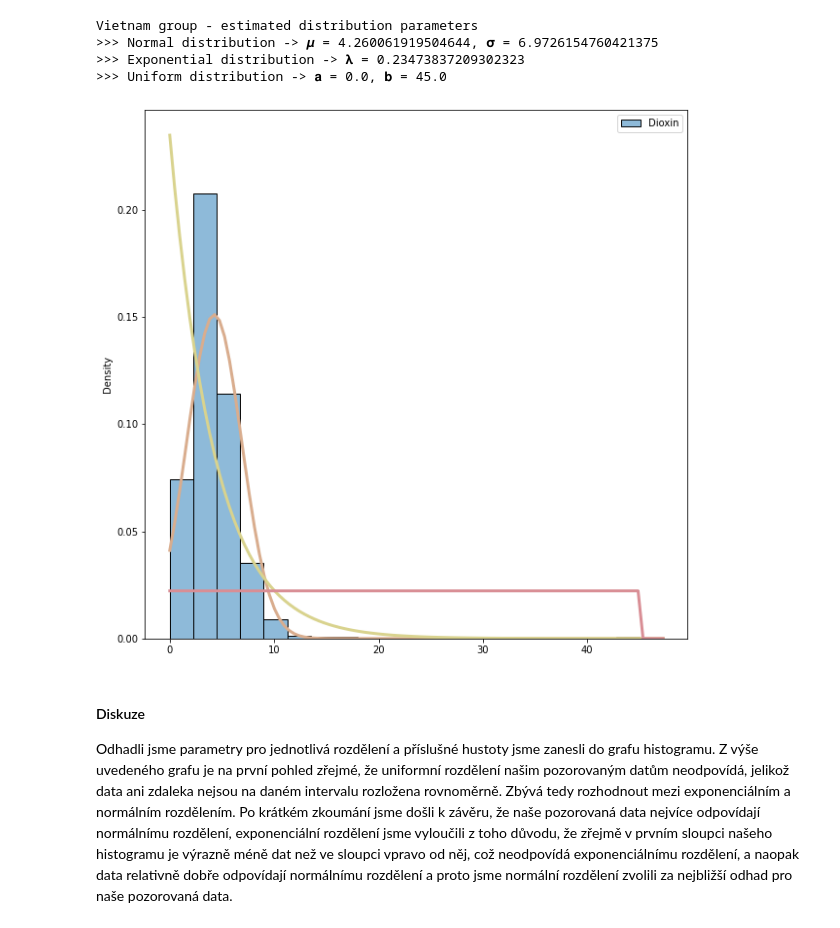
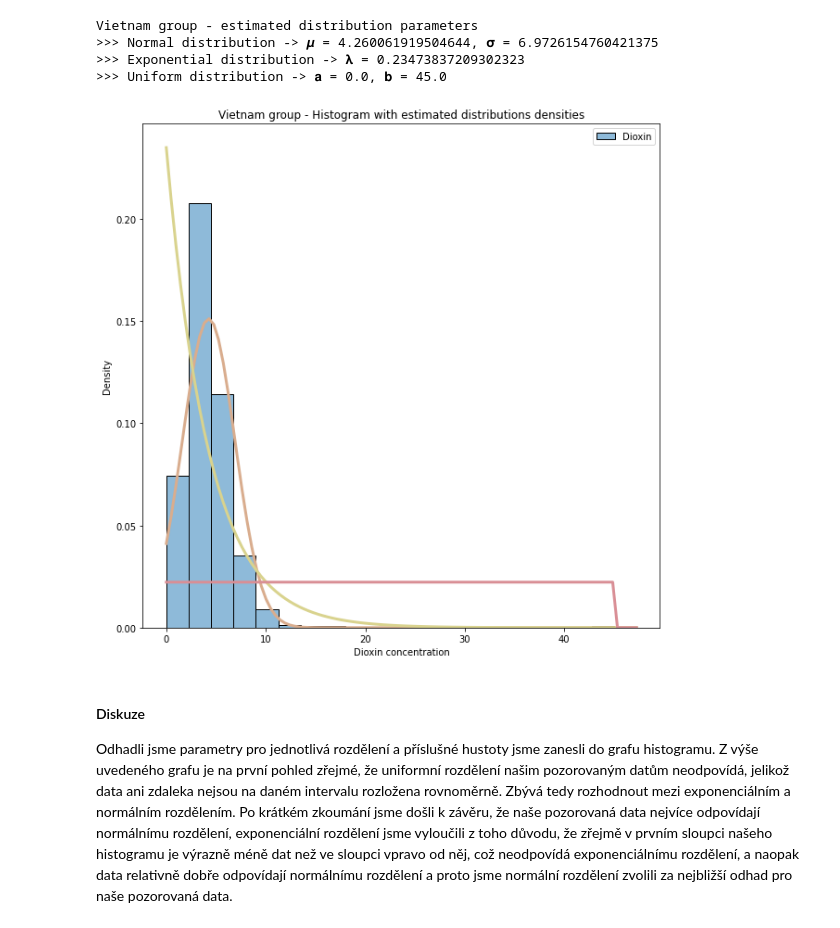
Before and after one commit to czernalex/BI_PST_ASSIGNMENT, a Jupyter notebook: src/assignment.ipynb, the cells around one changed output. Drawn from its saved outputs; the diff is of its cells as text; code cells hidden in the pictures.

```diff
--- a/src/assignment.ipynb
+++ b/src/assignment.ipynb
@@ -249,24 +254,55 @@ Vietnam group - estimated distribution parameters
 # %%
 ### vietnam group - distributions density visualization
 
 fig, ax = plt.subplots(figsize=(10, 10))
-sb.histplot(
+ax = sb.histplot(
     data=data_vietnam,
     bins=20,
     stat="density",
     kde=False
 )
+ax = ax.set(
+    title="Vietnam group - Histogram with estimated distributions densities",
+    xlabel="Dioxin concentration"
+)
 _, xmax = plt.xlim()
 x_axis_values = np.linspace(0, xmax, 100)
-norm_distr_pdf = norm.pdf(x_axis_values, viet_norm_distr_expected_value, viet_norm_distr_std_deviance)
-expon_distr_pdf = expon.pdf(x_axis_values, viet_expon_distr_expected_value, viet_expon_distr_std_deviance)
-uniform_distr_pdf = uniform.pdf(x_axis_values, viet_uniform_distr_a, viet_uniform_distr_b)
-sb.lineplot(x=x_axis_values, y=norm_distr_pdf, color="#d9ad8e", linewidth=3)
-sb.lineplot(x=x_axis_values, y=expon_distr_pdf, color="#d9d38e", linewidth=3)
-sb.lineplot(x=x_axis_values, y=uniform_distr_pdf, color="#d98e95", linewidth=3)
+norm_distr_pdf = norm.pdf(
+    x_axis_values,
+    viet_norm_distr_expected_value,
+    viet_norm_distr_std_deviance
+)
+expon_distr_pdf = expon.pdf(
+    x_axis_values,
+    viet_expon_distr_expected_value,
+    viet_expon_distr_std_deviance
+)
+uniform_distr_pdf = uniform.pdf(
+    x_axis_values,
+    viet_uniform_distr_a,
+    viet_uniform_distr_b
+)
+sb.lineplot(
+    x=x_axis_values,
+    y=norm_distr_pdf,
+    color="#d9ad8e",
+    linewidth=3
+)
+sb.lineplot(
+    x=x_axis_values,
+    y=expon_distr_pdf,
+    color="#d9d38e",
+    linewidth=3
+)
+sb.lineplot(
+    x=x_axis_values,
+    y=uniform_distr_pdf,
+    color="#d98e95",
+    linewidth=3
+)
 plt.show()
 # %% [output]
-[figure, old version]
+[figure, new version]
 # %% [markdown]
 #### Diskuze
 
```
Also changed, not shown: parts of 16 cells of this notebook.
